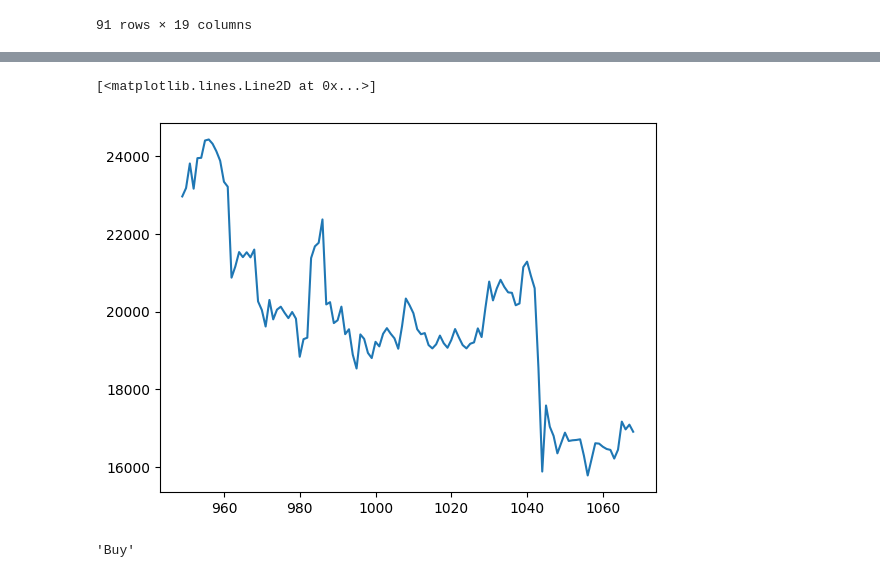
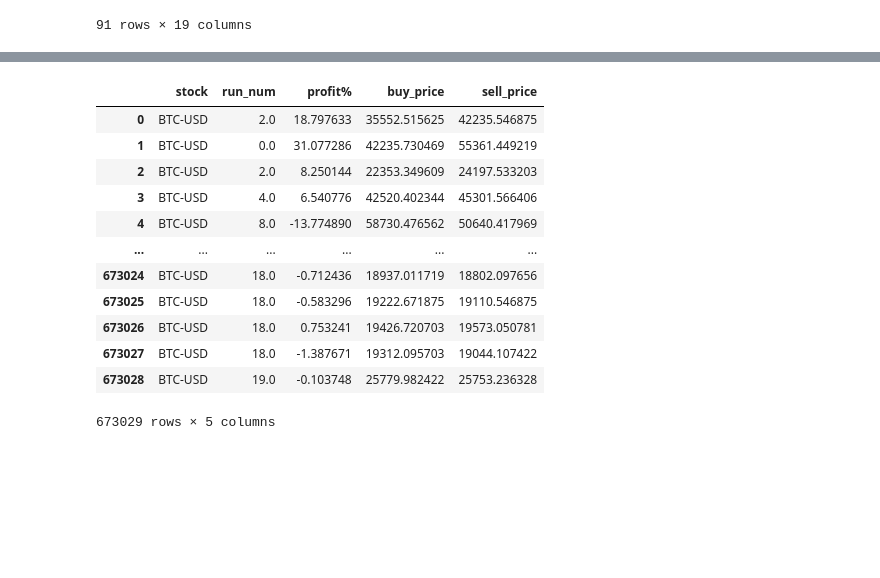
Before and after one commit to mason-lee19/stockTrader_NEAT, a Jupyter notebook: Notebooks/workplace.ipynb, the cells around one changed output, grey strips where cells are left out. Saved outputs shown, nothing was run; the diff lists cells and outputs as text; code cells hidden in the pictures; blank space fills up the shorter version.

```diff
--- a/Notebooks/workplace.ipynb
+++ b/Notebooks/workplace.ipynb
@@ -88,5 +73,0 @@ normalized_df.iloc[0:5]
-# %%
-plt.plot(run_df['Open'])
-# %% [output]
-[<matplotlib.lines.Line2D at 0x...>]
-[figure, removed]
@@ -96,4 +74,23 @@ signal = 'Buy' if test == 1 else 'Sell'
-# %%
-signal
-# %% [output]
-'Buy'
+# %%
+table_name = 'results'
+connection_str = 'sqlite:///db/result_data.db'
+
+results_db_config = DatabaseConfig(table_name=table_name,url=connection_str)
+results_db = ResultsDataHandler(results_db_config)
+
+df = results_db.query_results()
+df
+# %% [output]
+|  | stock | run_num | profit% | buy_price | sell_price |
+| 0 | BTC-USD | 2.0 | 18.797633 | 35552.515625 | 42235.546875 |
+| 1 | BTC-USD | 0.0 | 31.077286 | 42235.730469 | 55361.449219 |
+| 2 | BTC-USD | 2.0 | 8.250144 | 22353.349609 | 24197.533203 |
+| 3 | BTC-USD | 4.0 | 6.540776 | 42520.402344 | 45301.566406 |
+| 4 | BTC-USD | 8.0 | -13.774890 | 58730.476562 | 50640.417969 |
+| ... | ... | ... | ... | ... | ... |
+| 673024 | BTC-USD | 18.0 | -0.712436 | 18937.011719 | 18802.097656 |
+| 673025 | BTC-USD | 18.0 | -0.583296 | 19222.671875 | 19110.546875 |
+| 673026 | BTC-USD | 18.0 | 0.753241 | 19426.720703 | 19573.050781 |
+| 673027 | BTC-USD | 18.0 | -1.387671 | 19312.095703 | 19044.107422 |
+| 673028 | BTC-USD | 19.0 | -0.103748 | 25779.982422 | 25753.236328 |
+673029 rows × 5 columns
```
Also changed, not shown: parts of 5 cells of this notebook, 7 other files.
